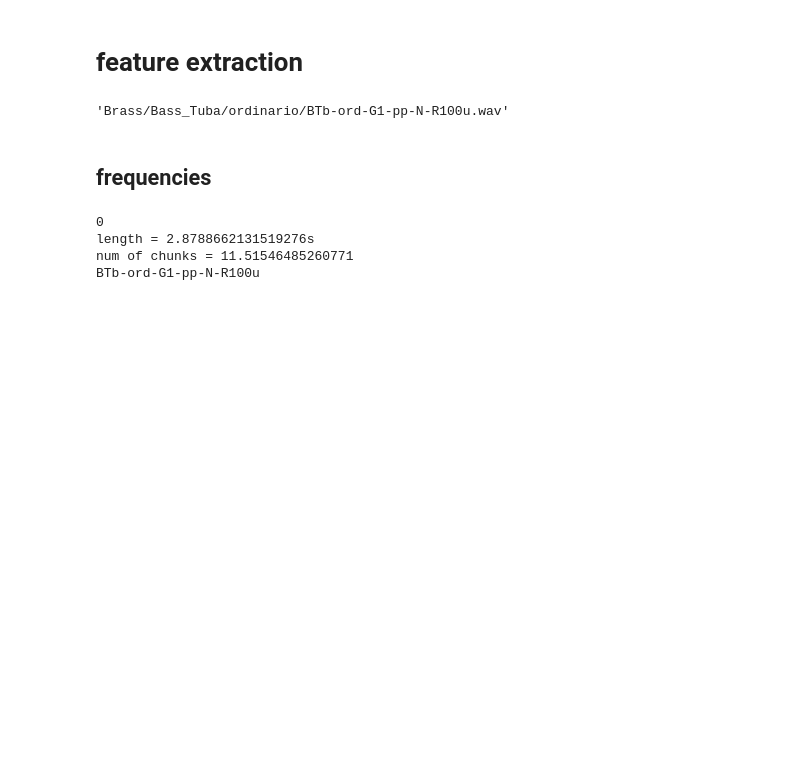
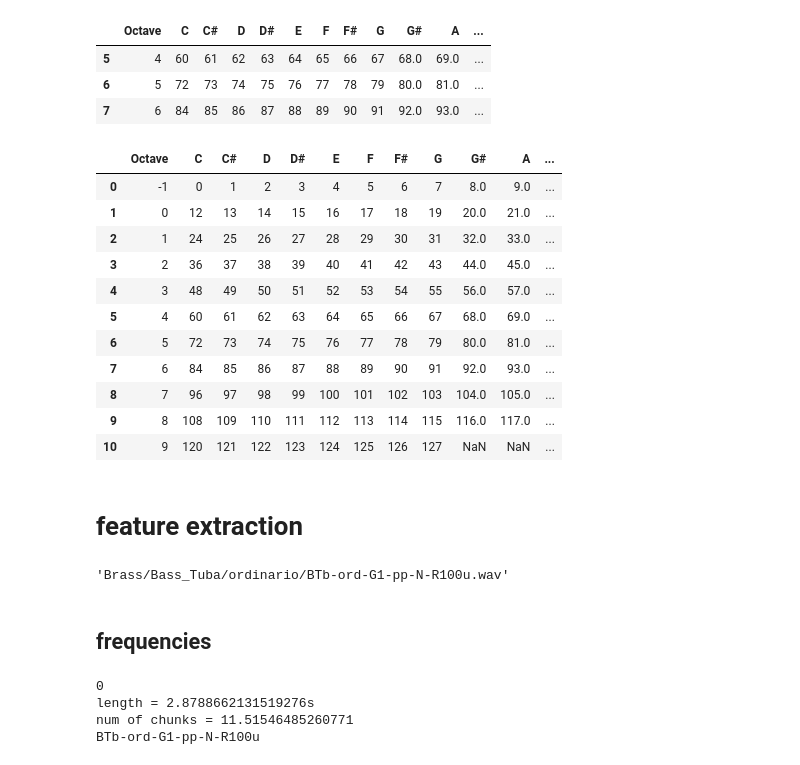
Before and after one commit to Ahnlied/song_similarity, a Jupyter notebook: melodic_contour/audio_frequencies.ipynb, the cells around one changed output. Cells and saved outputs as stored; diff of their text form; code cells hidden in the pictures; blank space fills up the shorter version.

```diff
--- a/melodic_contour/audio_frequencies.ipynb
+++ b/melodic_contour/audio_frequencies.ipynb
@@ -11,6 +11,30 @@ from feature_extraction import  mel_freq_cepstrum, dataset_merge, extract_peaks_
 from scipy.stats import spearmanr
 
 import matplotlib.pyplot as plt
+# %%
+octave_MIDI = pd.read_csv('/home/jacs/Documents/DataScience/Personal/song_similarity_audio/nsynth-train/MIDI_notes.csv')
+# %%
+octave_MIDI[octave_MIDI['Octave'].apply(lambda x: x in [4,5,6])]
+# %% [output]
+|  | Octave | C | C# | D | D# | E | F | F# | G | G# | A | ... |
+| 5 | 4 | 60 | 61 | 62 | 63 | 64 | 65 | 66 | 67 | 68.0 | 69.0 | ... |
+| 6 | 5 | 72 | 73 | 74 | 75 | 76 | 77 | 78 | 79 | 80.0 | 81.0 | ... |
+| 7 | 6 | 84 | 85 | 86 | 87 | 88 | 89 | 90 | 91 | 92.0 | 93.0 | ... |
+# %%
+octave_MIDI#['C'].iloc[0]
+# %% [output]
+|  | Octave | C | C# | D | D# | E | F | F# | G | G# | A | ... |
+| 0 | -1 | 0 | 1 | 2 | 3 | 4 | 5 | 6 | 7 | 8.0 | 9.0 | ... |
+| 1 | 0 | 12 | 13 | 14 | 15 | 16 | 17 | 18 | 19 | 20.0 | 21.0 | ... |
+| 2 | 1 | 24 | 25 | 26 | 27 | 28 | 29 | 30 | 31 | 32.0 | 33.0 | ... |
+| 3 | 2 | 36 | 37 | 38 | 39 | 40 | 41 | 42 | 43 | 44.0 | 45.0 | ... |
+| 4 | 3 | 48 | 49 | 50 | 51 | 52 | 53 | 54 | 55 | 56.0 | 57.0 | ... |
+| 5 | 4 | 60 | 61 | 62 | 63 | 64 | 65 | 66 | 67 | 68.0 | 69.0 | ... |
+| 6 | 5 | 72 | 73 | 74 | 75 | 76 | 77 | 78 | 79 | 80.0 | 81.0 | ... |
+| 7 | 6 | 84 | 85 | 86 | 87 | 88 | 89 | 90 | 91 | 92.0 | 93.0 | ... |
+| 8 | 7 | 96 | 97 | 98 | 99 | 100 | 101 | 102 | 103 | 104.0 | 105.0 | ... |
+| 9 | 8 | 108 | 109 | 110 | 111 | 112 | 113 | 114 | 115 | 116.0 | 117.0 | ... |
+| 10 | 9 | 120 | 121 | 122 | 123 | 124 | 125 | 126 | 127 | NaN | NaN | ... |
 # %%
 common_path = '/home/jacs/Documents/DataScience/Personal/'
 
```
Also changed, not shown: parts of 3 cells of this notebook.
